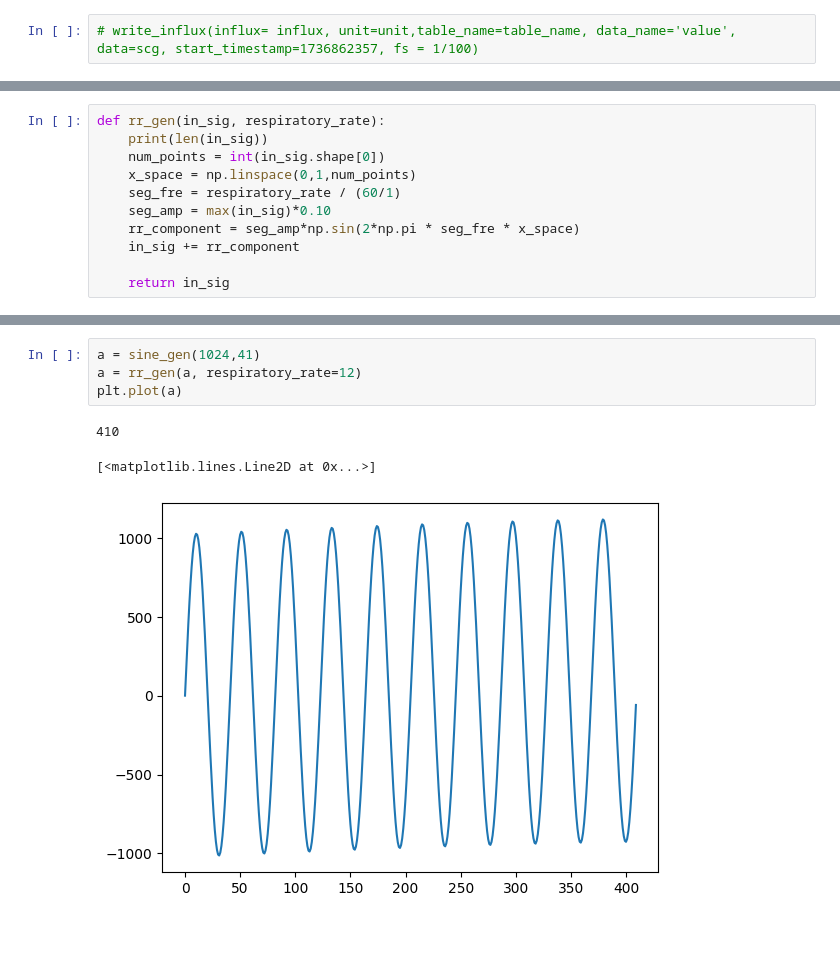
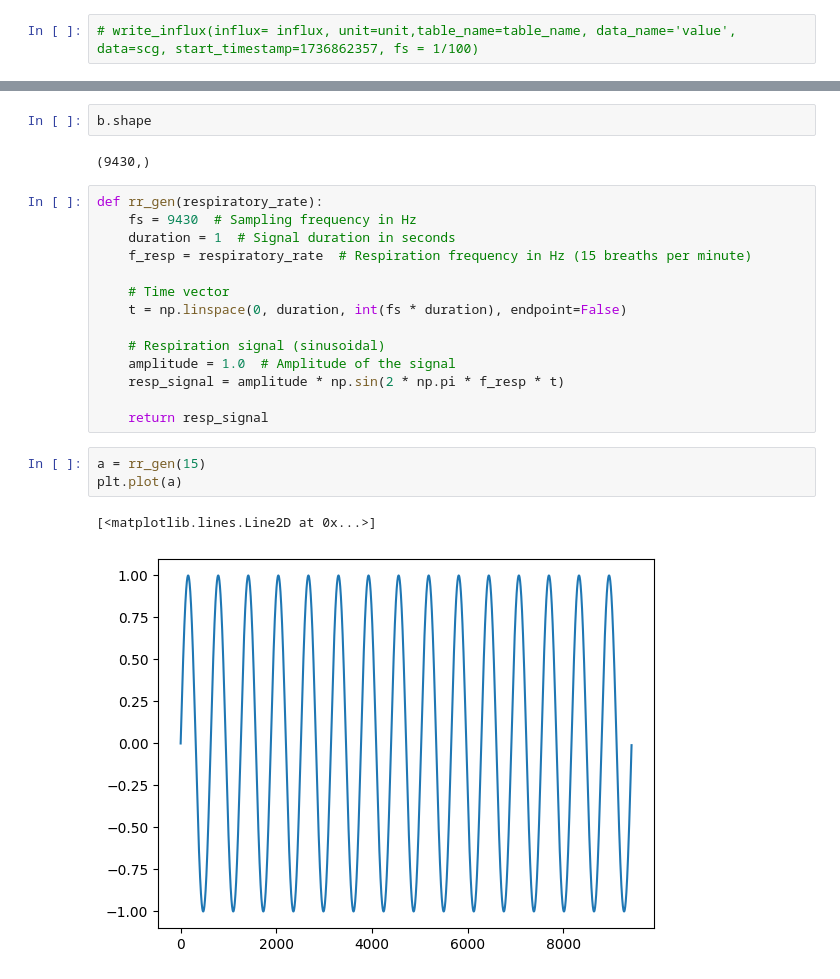
Before and after one commit to zaidpitafi/heartsim, a Jupyter notebook: z.ipynb, the cells around one changed output, grey strips where cells are left out. Saved outputs shown, nothing was run; the diff lists cells and outputs as text; blank space fills up the shorter version.

```diff
--- a/z.ipynb
+++ b/z.ipynb
@@ -58,12 +58 @@ def sine_gen (amp, samples):
     return sine_wave
-# %%
-def rr_gen(in_sig, respiratory_rate):
-    print(len(in_sig))
-    num_points = int(in_sig.shape[0])
-    x_space = np.linspace(0,1,num_points)
-    seg_fre = respiratory_rate / (60/1)
-    seg_amp = max(in_sig)*0.10
-    rr_component = seg_amp*np.sin(2*np.pi * seg_fre * x_space)
-    in_sig += rr_component
-
-    return in_sig
@@ -70,8 +65,24 @@ def rr_gen(in_sig, respiratory_rate):
+# %%
+b.shape
+# %% [output]
+(9430,)
+# %%
+def rr_gen(respiratory_rate):
+    fs = 9430  # Sampling frequency in Hz
+    duration = 1  # Signal duration in seconds
+    f_resp = respiratory_rate  # Respiration frequency in Hz (15 breaths per minute)
+
+    # Time vector
+    t = np.linspace(0, duration, int(fs * duration), endpoint=False)
+
+    # Respiration signal (sinusoidal)
+    amplitude = 1.0  # Amplitude of the signal
+    resp_signal = amplitude * np.sin(2 * np.pi * f_resp * t)
+
+    return resp_signal
 # %%
-a = sine_gen(1024,41)
-a = rr_gen(a, respiratory_rate=12)
+a = rr_gen(15)
 plt.plot(a)
 # %% [output]
-410
+[<matplotlib.lines.Line2D at 0x...>]
-[<matplotlib.lines.Line2D at 0x...>]
-[figure, old version]
+[figure, new version]
```
Also changed, not shown: parts of 10 cells of this notebook, 2 other files.
